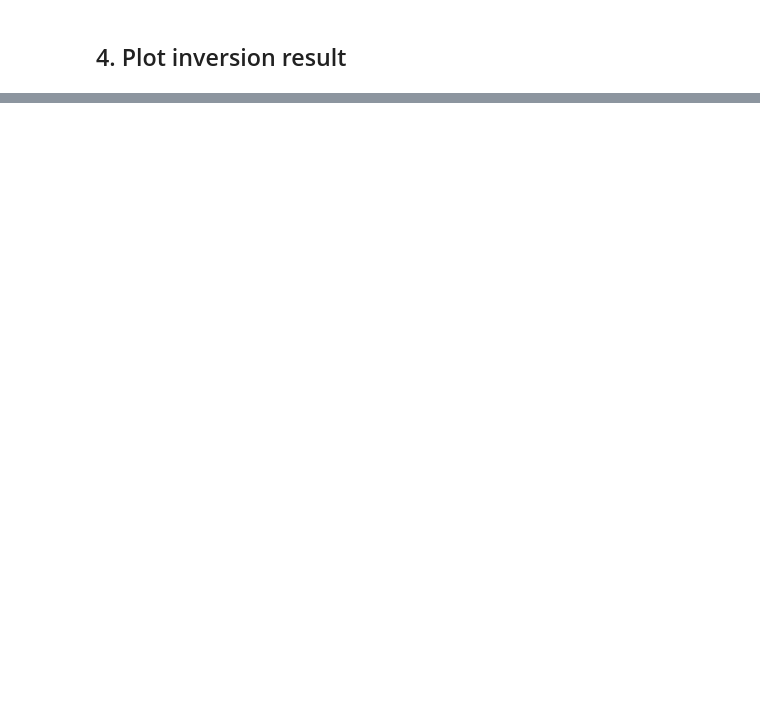
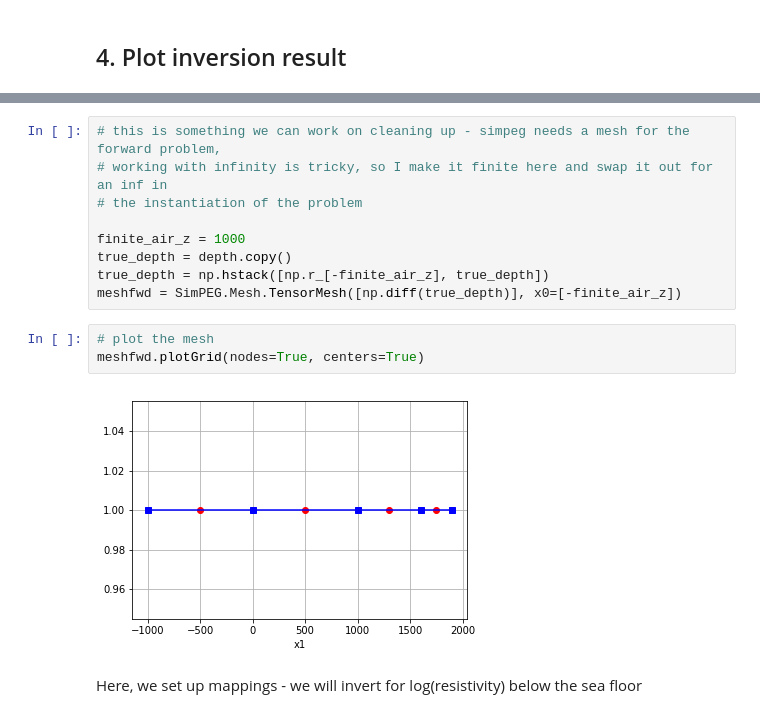
Before and after one commit to opengeophysics/scratchpad, a Jupyter notebook: FirstTest.ipynb, the cells around one changed output, grey strips where cells are left out. Cells and saved outputs as stored; diff of their text form; blank space fills up the shorter version.

```diff
--- a/FirstTest.ipynb
+++ b/FirstTest.ipynb
@@ -313,0 +468,16 @@ plt.show()
+# %%
+# this is something we can work on cleaning up - simpeg needs a mesh for the forward problem,
+# working with infinity is tricky, so I make it finite here and swap it out for an inf in
+# the instantiation of the problem
+
+finite_air_z = 1000
+true_depth = depth.copy()
+true_depth = np.hstack([np.r_[-finite_air_z], true_depth])
+meshfwd = SimPEG.Mesh.TensorMesh([np.diff(true_depth)], x0=[-finite_air_z])
+# %%
+# plot the mesh
+meshfwd.plotGrid(nodes=True, centers=True)
+# %% [output]
+[figure, added]
+# %% [markdown]
+Here, we set up mappings - we will invert for log(resistivity) below the sea floor
```
Also changed, not shown: parts of 31 cells of this notebook.
